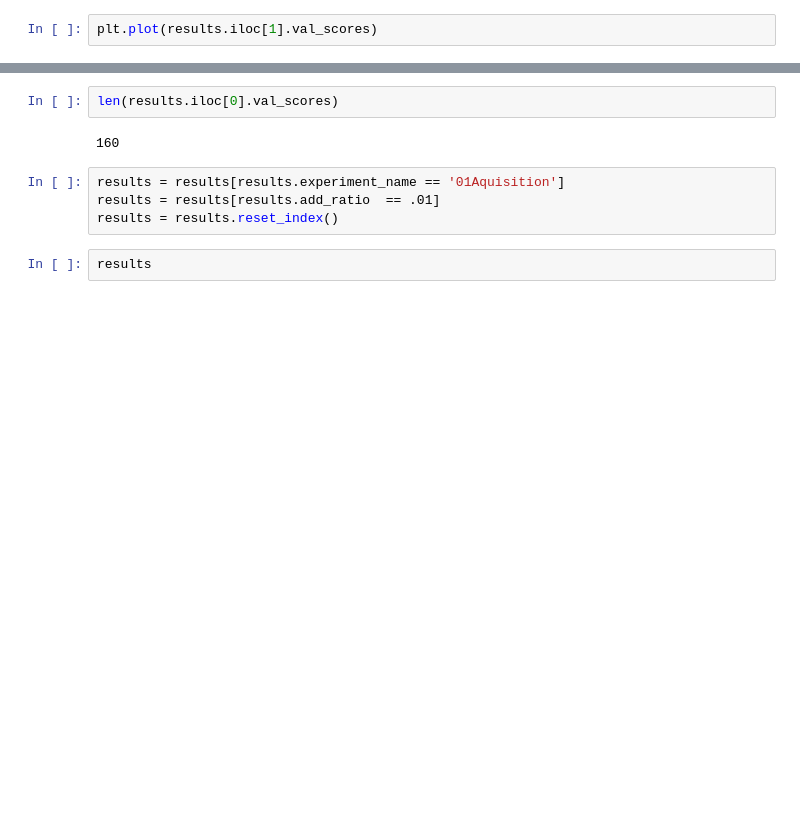
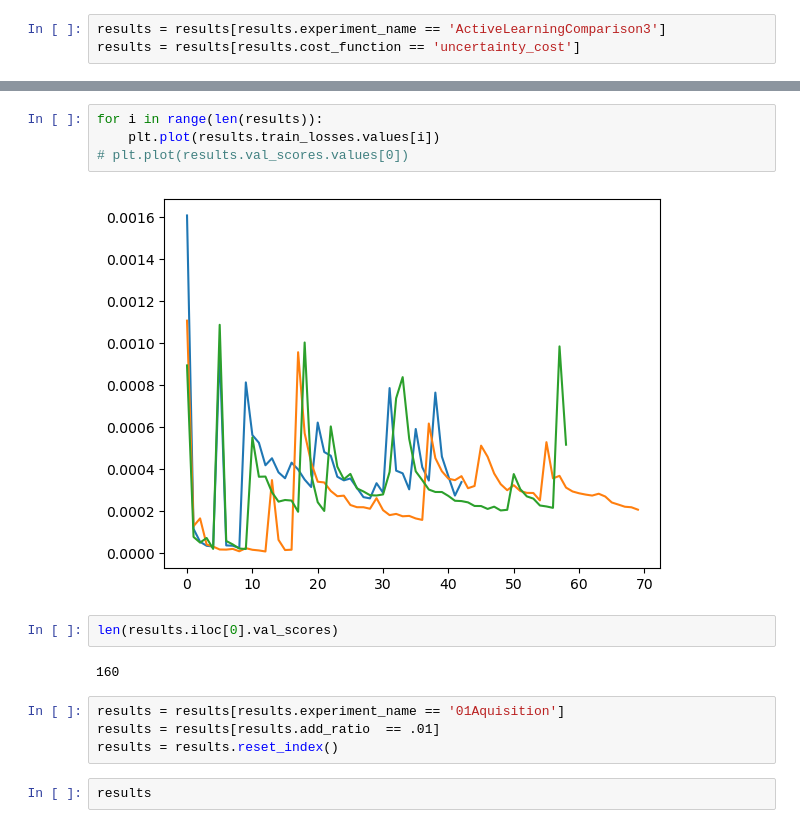
Before and after one commit to laura-rieger/segmenter, a Jupyter notebook: src/Results.ipynb, the cells around one changed output, grey strips where cells are left out. Drawn from its saved outputs; the diff is of its cells as text; blank space fills up the shorter version.

```diff
--- a/src/Results.ipynb
+++ b/src/Results.ipynb
@@ -55,2 +57,3 @@ results[['foldername',  'final_dice_score','cost_function', 'add_ratio','experim
 # %%
-plt.plot(results.iloc[1].val_scores)
+results = results[results.experiment_name == 'ActiveLearningComparison3']
+results = results[results.cost_function == 'uncertainty_cost']
@@ -60,3 +69,9 @@ plt.plot(results.iloc[1].val_scores)
+# %%
+for i in range(len(results)):
+    plt.plot(results.train_losses.values[i])
+# plt.plot(results.val_scores.values[0])
+# %% [output]
+[figure, added]
 # %%
 len(results.iloc[0].val_scores)
 # %% [output]
```
Also changed, not shown: parts of 4 cells of this notebook, 7 other files.
